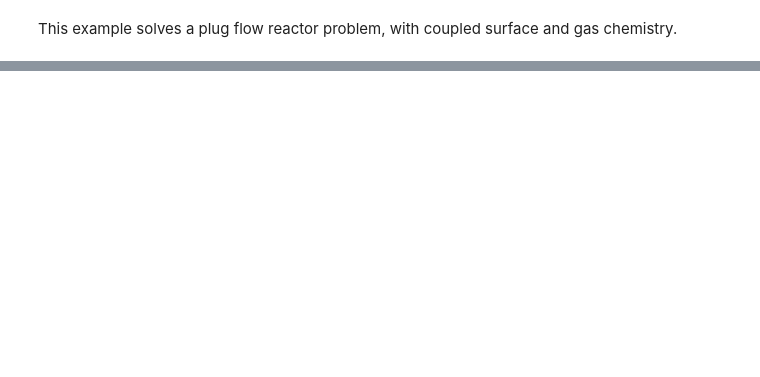
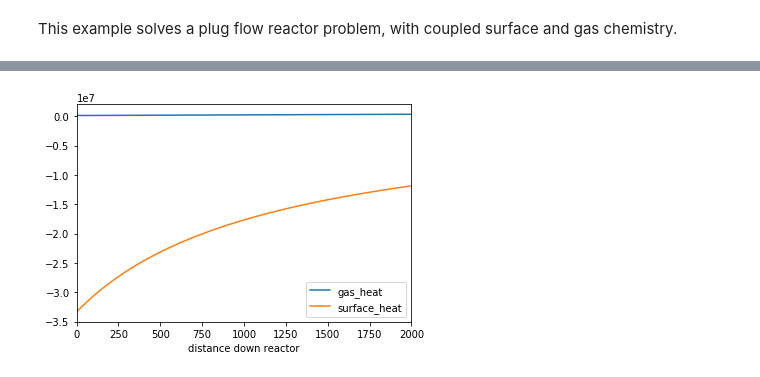
Before and after one commit to ChrisBNEU/HAN, a Jupyter notebook: CanteraModels/rocketman.ipynb, the cells around one changed output, grey strips where cells are left out. Saved outputs shown, nothing was run; the diff lists cells and outputs as text; code cells hidden in the pictures; blank space fills up the shorter version.

```diff
--- a/CanteraModels/rocketman.ipynb
+++ b/CanteraModels/rocketman.ipynb
@@ -339,9 +618,11 @@ data.columns
 # %%
 data[['gas_heat','surface_heat']].plot()
-plt.ylim(-1e9, 1e9)
+#plt.ylim(-1e7, 1e7)
 plt.xlabel('distance down reactor')
 plt.savefig('gas_and_surface_heat.pdf')
 plt.show()
+# %% [output]
+[figure, added]
 # %%
 ax1 = data[['gas_heat','surface_heat']].plot()
 plt.ylim(-1e9, 1e9)
```
Also changed, not shown: parts of 43 cells of this notebook, 1 other file.
